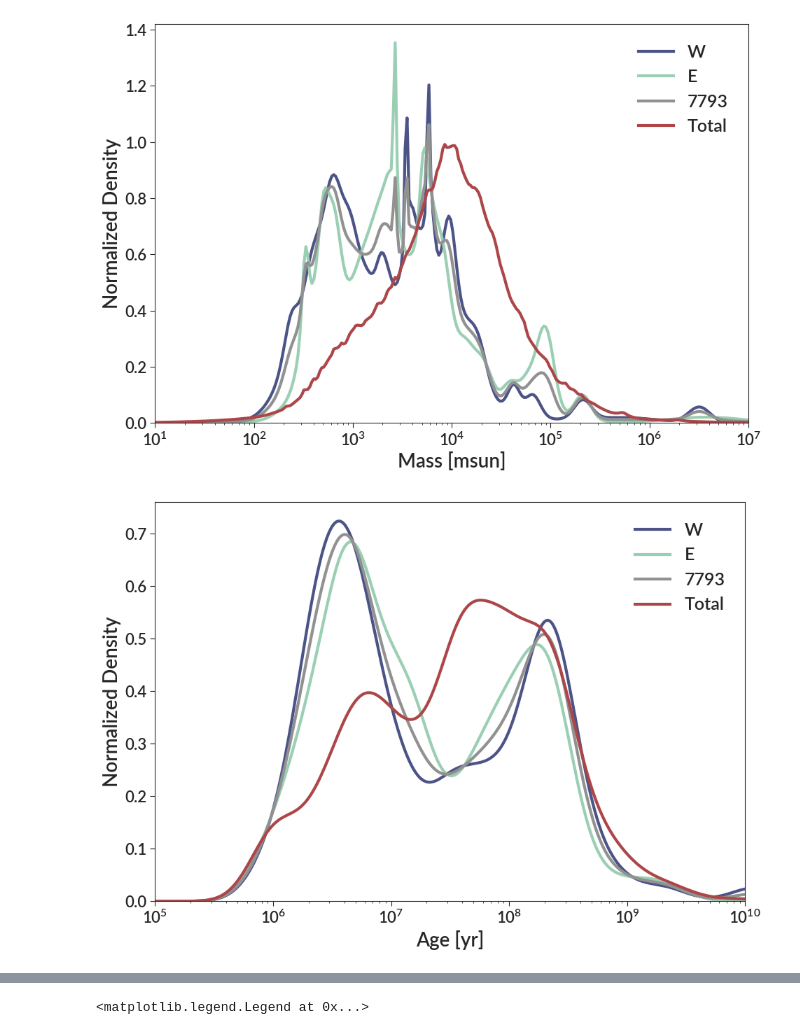
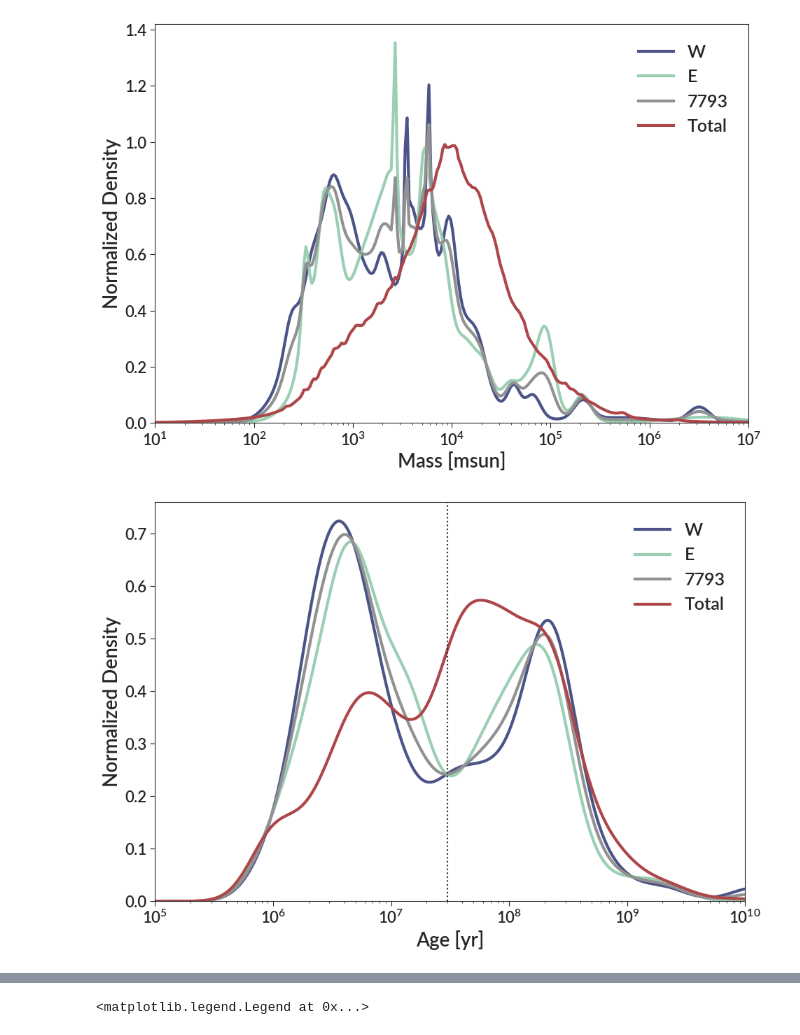
Before and after one commit to gillenbrown/LEGUS-sizes, a Jupyter notebook: testing/ngc7793.ipynb, the cells around one changed output, grey strips where cells are left out. Drawn from its saved outputs; the diff is of its cells as text; code cells hidden in the pictures.

```diff
--- a/testing/ngc7793.ipynb
+++ b/testing/ngc7793.ipynb
@@ -190,17 +190,18 @@ ax.add_labels("Mass [msun]", "Normalized Density")
 # %%
 fig, ax = bpl.subplots()
 xs = np.logspace(5, 10, 300)
 ax.plot(xs, kde(xs, big_catalog["age_log"][mask_w], big_catalog["age_logerr_smooth"][mask_w]), label="W")
 ax.plot(xs, kde(xs, big_catalog["age_log"][mask_e], big_catalog["age_logerr_smooth"][mask_e]), label="E")
 ax.plot(xs, kde(xs, big_catalog["age_log"][mask_ew], big_catalog["age_logerr_smooth"][mask_ew]), label="7793")
 ax.plot(xs, kde(xs, big_catalog["age_log"], big_catalog["age_logerr_smooth"]), label="Total")
 
+ax.axvline(3e7, ls=":")
 ax.set_xscale("log")
 ax.set_limits(1e5, 1e10, 0)
 ax.legend()
 ax.add_labels("Age [yr]", "Normalized Density")
 # %% [output]
-[figure, old version]
+[figure, new version]
 # %%
 fig, ax = bpl.subplots()
 # add some scatter to the ages for visual purposes
```
Also changed, not shown: parts of 6 cells of this notebook, 1 other file.
